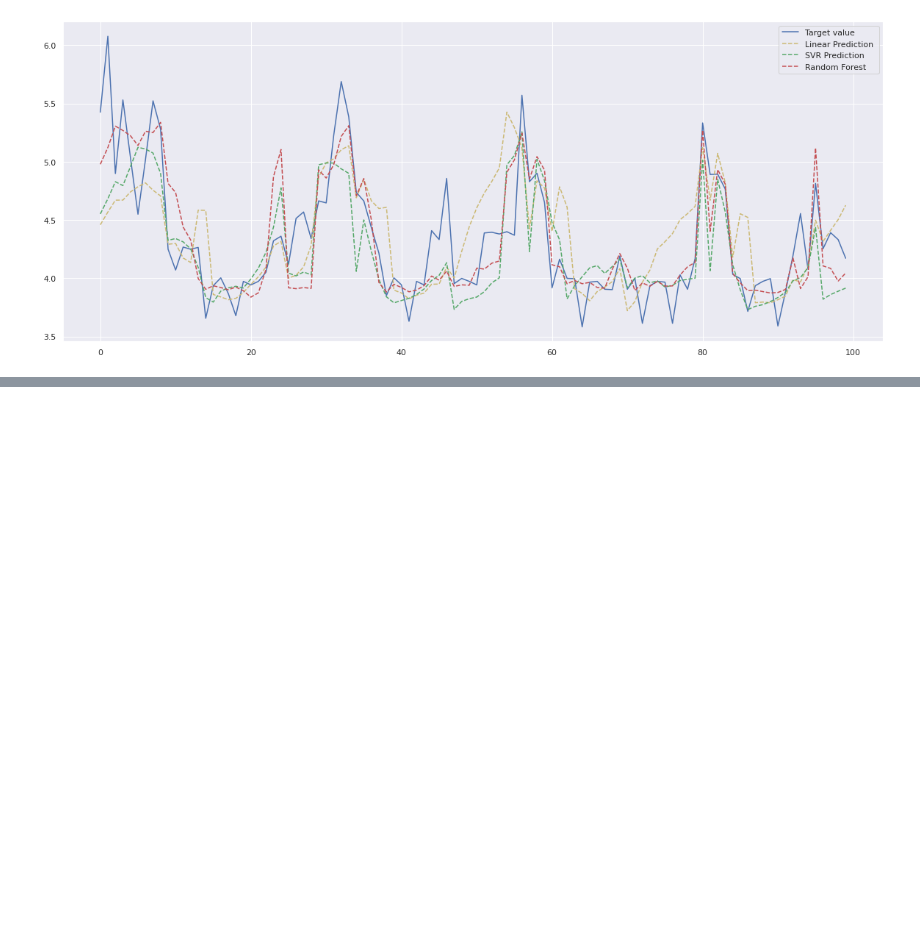
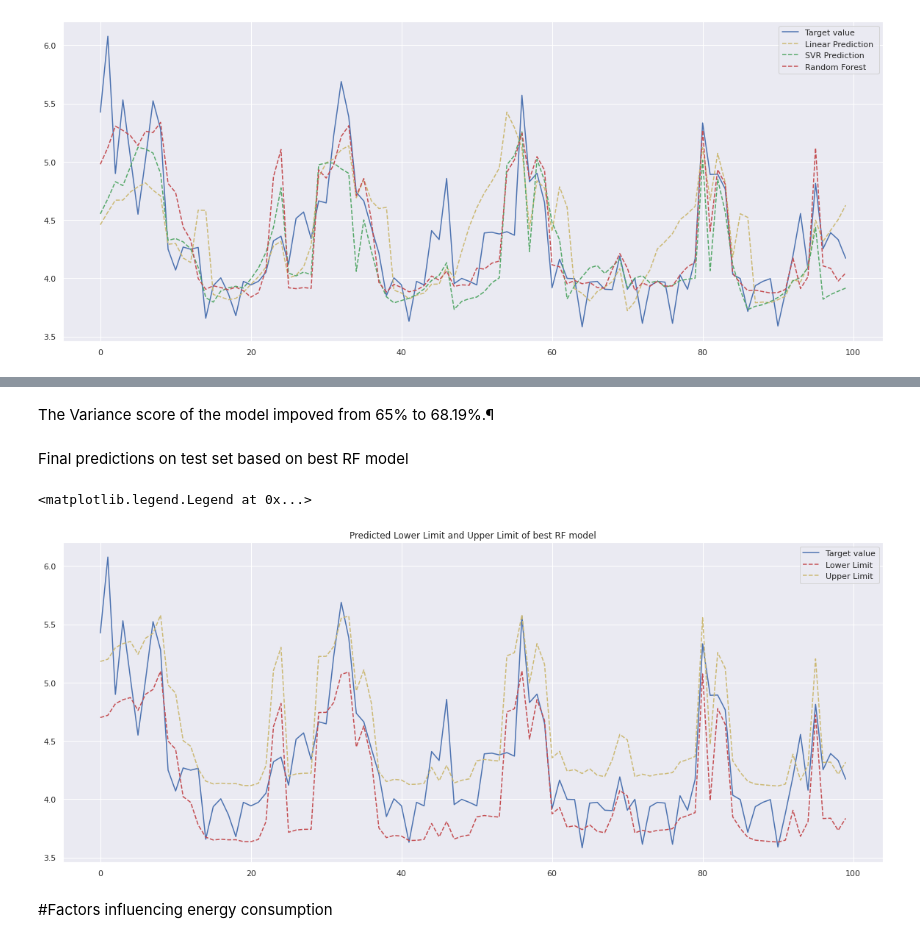
Before and after one commit to Yogesh-8998/Energy-Appliances-Prediction, a Jupyter notebook: Appliances_Energy_Prediction.ipynb, the cells around one changed output, grey strips where cells are left out. Drawn from its saved outputs; the diff is of its cells as text; code cells hidden in the pictures; blank space fills up the shorter version.

```diff
--- a/Appliances_Energy_Prediction.ipynb
+++ b/Appliances_Energy_Prediction.ipynb
@@ -275,3 +425,0 @@ irrelevant_features.append('date')
-# %%
- df['weekday'] = df['dayofweek'].apply(lambda x: x//5)
-irrelevant_features.append('dayofweek')
@@ -560,0 +729,17 @@ plt.legend(loc=1)
+# %%
+from sklearn.model_selection import GridSearchCV, KFold
+
+parameters = {
+    'max_depth': [800,1000,1500],
+    'min_samples_leaf': [5,8,10],
+    'min_samples_split': [5,10,15],
+    'n_estimators': [40,60,100],
+    'random_state':[1]
+}
+
+cv =cv
+grid_model = GridSearchCV(RandomForestRegressor(), parameters, cv=cv)
+
+grid_model = grid_model.fit(X_train, y_train)
+print(grid_model.best_estimator_)
+print(grid_model.best_params_)
@@ -560,0 +755,4 @@ plt.legend(loc=1)
+# %%
+best_rf_model = grid_model.best_estimator_
+grid_accuracy = evaluate(grid_model, X_test, y_test)
+y_best_pred = best_rf_model.predict(X_test)
@@ -560,0 +777,25 @@ plt.legend(loc=1)
+# %% [markdown]
+The Variance score of the model impoved from 65% to 68.19%.¶
+# %% [markdown]
+Final predictions on test set based on best RF model
+# %%
+# Calculate Confidence interval 95% for the predictions
+sum_errs = np.sum((y_test - y_best_pred)**2)
+stdev = np.sqrt(1/(len(df_hour)-2) * sum_errs)
+
+interval = 1.96 * stdev #95% CI
+lower, upper = y_best_pred - interval, y_best_pred + interval
+# %%
+fig = plt.figure(figsize=(20,8))
+plt.plot(y_test[:100].values,label='Target value',color='b')
+#plt.plot(y_pred,label='Best Tree Prediction ', linestyle='-', color='b')
+plt.plot(lower[:100],label='Lower Limit ', linestyle='--', color='r')
+plt.plot(upper[:100],label='Upper Limit ', linestyle='--', color='y')
+plt.title('Predicted Lower Limit and Upper Limit of best RF model')
+
+plt.legend(loc=1)
+# %% [output]
+<matplotlib.legend.Legend at 0x...>
+[figure, added]
+# %% [markdown]
+#Factors influencing energy consumption
```
Also changed, not shown: parts of 97 cells of this notebook.
